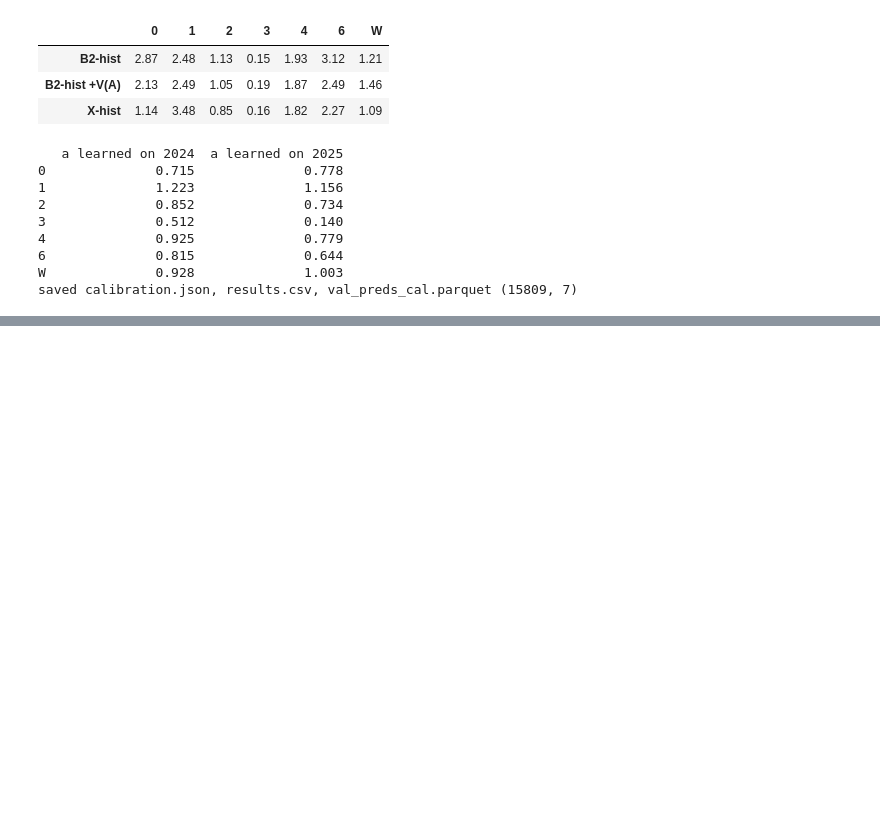
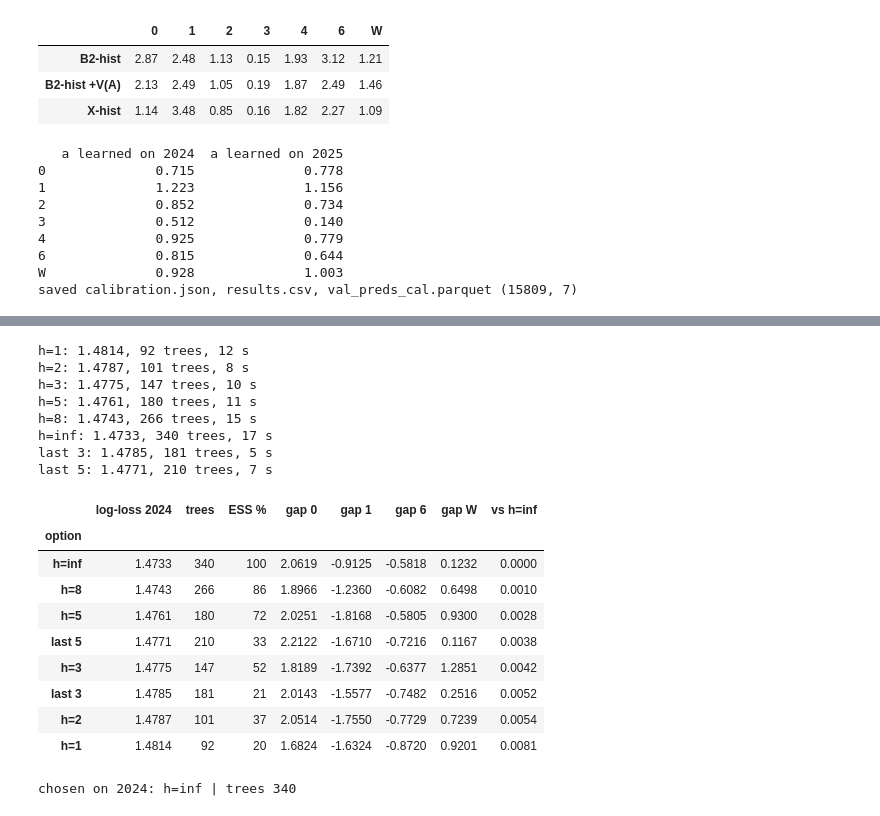
Before and after one commit to arjunnamburi/ml_death_overs_ipl, a Jupyter notebook: notebooks/models.ipynb, the cells around one changed output, grey strips where cells are left out. Cells and saved outputs as stored; diff of their text form; code cells hidden in the pictures; blank space fills up the shorter version.

```diff
--- a/notebooks/models.ipynb
+++ b/notebooks/models.ipynb
@@ -1860,0 +1921,39 @@ saved calibration.json, results.csv, val_preds_cal.parquet (15809, 7)
+# %%
+act24 = 100 * np.bincount(y24, minlength=7) / len(y24)
+grid, P24_opt = [], {}
+for name, opt in OPTIONS.items():
+    t0 = time.time()
+    rows, w = rows_and_weights(IT, 2023, opt)
+    m, n, s = fit_xgb_es_w(FEAT_HIST, rows, IV, w, **BEST)
+    P = m.predict_proba(d.loc[IV, FEAT_HIST])
+    P24_opt[name] = P
+    gap = 100 * P.mean(axis=0) - act24
+    grid.append({'option': name, 'log-loss 2024': round(s, 4), 'trees': n, 'ESS %': round(100 * ess(w) / IT.sum()),
+                 'gap 0': gap[0], 'gap 1': gap[1], 'gap 6': gap[5], 'gap W': gap[6]})
+    print(f'{name}: {s:.4f}, {n} trees, {time.time() - t0:.0f} s')
+
+grid = pd.DataFrame(grid).set_index('option')
+grid['vs h=inf'] = grid['log-loss 2024'] - grid.loc['h=inf', 'log-loss 2024']
+display(grid.sort_values('log-loss 2024').round(4))
+BEST_OPT = grid['log-loss 2024'].idxmin()
+print('chosen on 2024:', BEST_OPT, '| trees', grid.loc[BEST_OPT, 'trees'])
+# %% [output]
+h=1: 1.4814, 92 trees, 12 s
+h=2: 1.4787, 101 trees, 8 s
+h=3: 1.4775, 147 trees, 10 s
+h=5: 1.4761, 180 trees, 11 s
+h=8: 1.4743, 266 trees, 15 s
+h=inf: 1.4733, 340 trees, 17 s
+last 3: 1.4785, 181 trees, 5 s
+last 5: 1.4771, 210 trees, 7 s
+|  | log-loss 2024 | trees | ESS % | gap 0 | gap 1 | gap 6 | gap W | vs h=inf |
+| option |  |  |  |  |  |  |  |  |
+| h=inf | 1.4733 | 340 | 100 | 2.0619 | -0.9125 | -0.5818 | 0.1232 | 0.0000 |
+| h=8 | 1.4743 | 266 | 86 | 1.8966 | -1.2360 | -0.6082 | 0.6498 | 0.0010 |
+| h=5 | 1.4761 | 180 | 72 | 2.0251 | -1.8168 | -0.5805 | 0.9300 | 0.0028 |
+| last 5 | 1.4771 | 210 | 33 | 2.2122 | -1.6710 | -0.7216 | 0.1167 | 0.0038 |
+| h=3 | 1.4775 | 147 | 52 | 1.8189 | -1.7392 | -0.6377 | 1.2851 | 0.0042 |
+| last 3 | 1.4785 | 181 | 21 | 2.0143 | -1.5577 | -0.7482 | 0.2516 | 0.0052 |
+| h=2 | 1.4787 | 101 | 37 | 2.0514 | -1.7550 | -0.7729 | 0.7239 | 0.0054 |
+| h=1 | 1.4814 | 92 | 20 | 1.6824 | -1.6324 | -0.8720 | 0.9201 | 0.0081 |
+chosen on 2024: h=inf | trees 340
```
Also changed, not shown: parts of 20 cells of this notebook.
